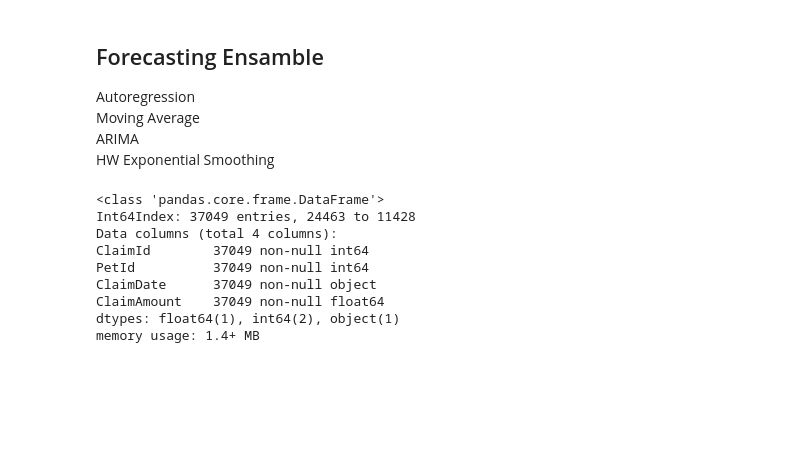
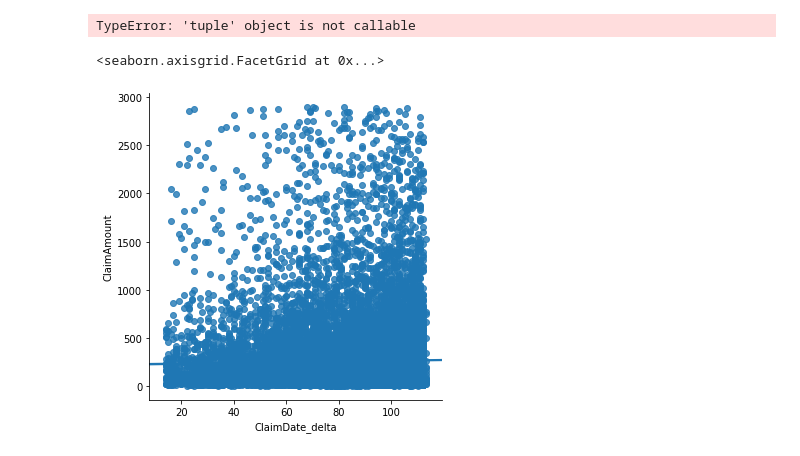
Before and after one commit to ConnorSprague/insurance-claim-forecast, a Jupyter notebook: Untitled.ipynb, the cells around one changed output. Saved outputs shown, nothing was run; the diff lists cells and outputs as text; code cells hidden in the pictures; blank space fills up the shorter version.

Commit message:
Stats Playground

```diff
--- a/Untitled.ipynb
+++ b/Untitled.ipynb
@@ -334,3 +0,0 @@ plt.show()
-# %% [markdown]
-<h2>Forecasting Ensamble</h2>
-<p>Autoregression <br> Moving Average <br> ARIMA <br>HW Exponential Smoothing</p>
@@ -363,15 +0,0 @@ print(yhat)
-# %%
-input_df =claim_data.sort_values(by='PetId')
-input_df.info()
-for index,row in input_df.iterrows():
-    print(row['PetId'], row[''])
-# %% [output]
-<class 'pandas.core.frame.DataFrame'>
-Int64Index: 37049 entries, 24463 to 11428
-Data columns (total 4 columns):
-ClaimId        37049 non-null int64
-PetId          37049 non-null int64
-ClaimDate      37049 non-null object
-ClaimAmount    37049 non-null float64
-dtypes: float64(1), int64(2), object(1)
-memory usage: 1.4+ MB
@@ -377,0 +7,15 @@ memory usage: 1.4+ MB
+# %%
+from scipy import stats
+import numpy as np
+
+threshold = 3
+z = np.abs(stats.zscore(data1))
+clean_data1 = data1[(z<3).all(axis=1)]
+# %% [output]
+TypeError: 'tuple' object is not callable
+# %%
+data1 = series[['ClaimDate_delta','ClaimAmount']]
+sns.lmplot(x='ClaimDate_delta',y='ClaimAmount',data=clean_data1)
+# %% [output]
+<seaborn.axisgrid.FacetGrid at 0x...>
+[figure, added]
```
Also changed, not shown: parts of 38 cells of this notebook.
